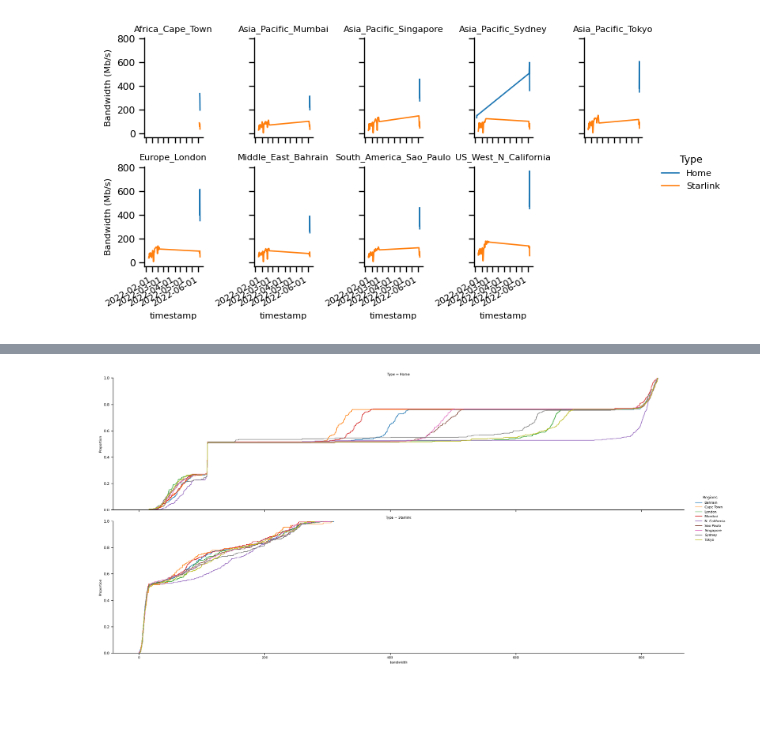
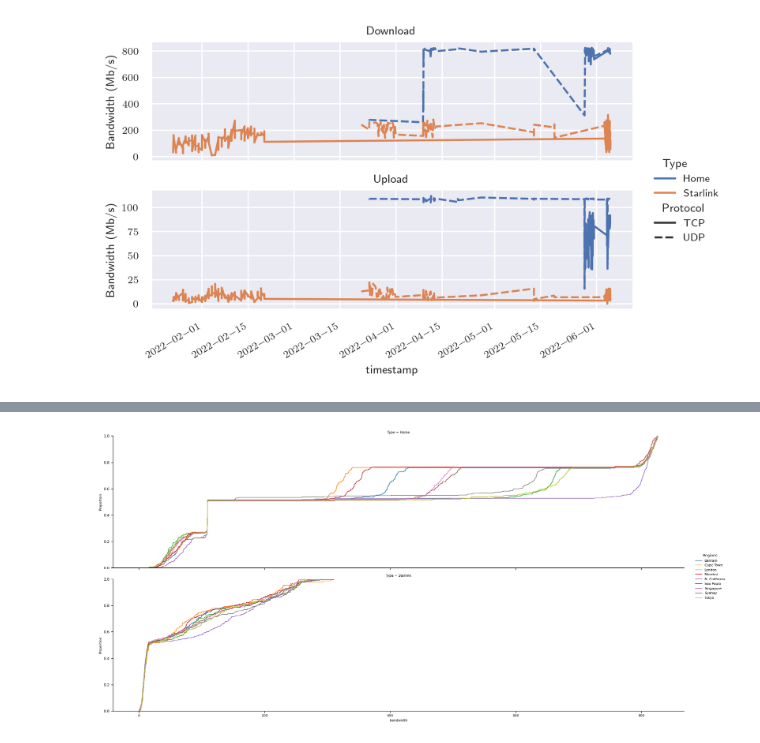
Before and after one commit to Starlink-Measurement/starlink-plot, a Jupyter notebook: plot_iperf3.ipynb, the cells around one changed output, grey strips where cells are left out. Cells and saved outputs as stored; diff of their text form; code cells hidden in the pictures; blank space fills up the shorter version.

Commit message:
Update plot scripts with new plots

```diff
--- a/plot_iperf3.ipynb
+++ b/plot_iperf3.ipynb
@@ -96,7 +97,8 @@ def remove_first_measures(df, first=3):
         first_measure_map = first_measure_map.eq(first_measure_map.shift(i))
 
     df_map = pd.DataFrame(columns=df.columns)
-    df_map.iloc[:,0] = first_measure_map
+    for i, _ in enumerate(df.columns):
+        df_map.iloc[:, i] = first_measure_map
     df_map['timestamp'] = df.index
     df_map.set_index('timestamp', inplace=True)
     filtered_df = df.where(df_map, -1) # Set to -1
@@ -284,12 +309,14 @@ df_outage
 #df_regs = df_regs.loc['2022-06':]
 #df = df.loc['2022-03-01 04:07:30':'2022-03-01 04:08:40']
 #df = df.loc['2022-03-01':'2022-03-02']
-df_regs_interp = df_regs.groupby([N_TYPE, N_REGIONS, N_PROTOCOL])
-df_regs_interp = df_regs_interp.resample('H').mean()
-#df_regs_interp = df_regs_interp.interpolate(method='linear')
-#df_regs_interp = df_regs_interp.apply(lambda x: savgol_filter(x,21,1))
-df_unstacked = df_regs_interp.reset_index().dropna()
+df_regs_interp = df_regs
+#df_regs_interp = df_regs_interp[df_regs_interp['timestamp'] > '2022-06-01']
+df_regs_interp = df_regs_interp.groupby([N_TYPE, N_REGIONS, N_PROTOCOL, COL_PROT_TYPE, COL_TRANSF_DIR])
+df_regs_interp = df_regs_interp.resample('60S', on='timestamp').mean()
+#df_regs_interp = df_regs_interp.interpolate(method='linear', limit=5)
+#df_regs_interp = df_regs_interp.apply(lambda x: savgol_filter(x,31,1))
+df_regs_interp = df_regs_interp.reset_index()#.dropna(subset='bandwidth')
 # Perform savgol filtering
-df_unstacked
+df_regs_interp
 
 #df.to_csv("out.csv", encoding='utf-8-sig')
@@ -296,40 +337,49 @@ df_unstacked
 # %%
 #fig, ax = plt.subplots(figsize=(3.5,3))
 #fig, ax = plt.subplots(figsize=(20,10))
 
 #ax.xaxis.update_units(df.index)
 #y_val = df_unstacked.bandwidth
 #sns.scatterplot(x=ax.xaxis.convert_units(df.timestamp), y=y_val, ax=ax)
 #sns.jointplot(x=ax.xaxis.convert_units(df.timestamp), y=y_val, ax=ax)
 
 #sns.lineplot(x=ax.xaxis.convert_units(df.index), y=y_val, ax=ax, hue=y_val.isna().cumsum(),
 #        palette=["black"]*sum(y_val.isna()), markers=True, legend=False)
 #sns.lineplot(data=df_regs)
 
-df_filt = df_unstacked[df_unstacked[N_PROTOCOL] == TCP_DOWN]
-g = sns.FacetGrid(data=df_filt, col=N_REGIONS, hue=N_TYPE,
-                  height=2, aspect=0.716, col_wrap=5)
-g.map(sns.lineplot, 'timestamp', 'bandwidth')
+temp = df_regs_interp
+temp = temp.fillna(np.inf)
+#temp = temp[temp['timestamp'] > '2022-06-02']
+temp = temp[temp[N_REGIONS] == 'N. California']
+#g = sns.relplot(data=temp, row=COL_TRANSF_DIR, hue=N_REGIONS,
+#                style=COL_PROT_TYPE, style_order=PROT_TYPE_ORDER,
+#                height=2, aspect=2.98,
+#                kind='line',
+#                x = 'timestamp', y='bandwidth',
+#                facet_kws={'sharey': False})
+
+g = sns.relplot(data=temp, row=COL_TRANSF_DIR, hue=N_TYPE,
+                style=N_PROTOCOL,
+                height=2, aspect=2.98,
+                kind='line',
+                x = 'timestamp', y='bandwidth',
+                facet_kws={'sharey': False})
 
 #g_ax = g.fig.axes
 #sns.scatterplot(data=df_outage, ax=g_ax)
 
 
 #g = sns.lineplot(data=df_unstacked, x='timestamp', y='bandwidth', hue=N_REGIONS, style=N_TYPE)
 #g = sns.lineplot(data=df_unstacked, x=df_unstacked.index, y='bandwidth')
 #ax.set(yscale='log')
 
 g.figure.autofmt_xdate()
-for ax in g.axes.flat:
-    for label in ax.get_xticklabels()[::2]:
-        label.set_visible(False)
-    tick_locs = ax.get_xticks()
 
 #ax.set_ylabel("Jitter (ms)")
-g.add_legend()
-g.set_titles(col_template="{col_name}")
+g.set_titles(row_template="{row_name}")
 g.set(ylabel="Bandwidth (Mb/s)")
+#g.set(yscale="log")
 g.tight_layout()
 #fig.tight_layout()
 # %% [output]
-[figure, old version]
+[figure, new version]
```
Also changed, not shown: parts of 30 cells of this notebook, 3 other files.
